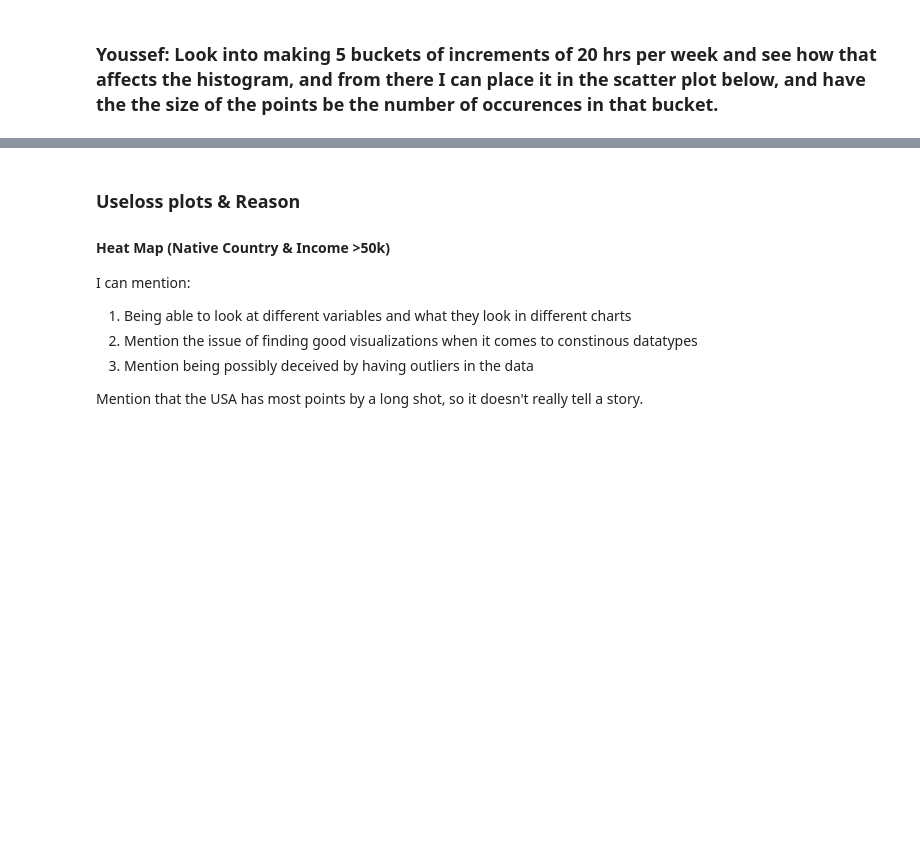
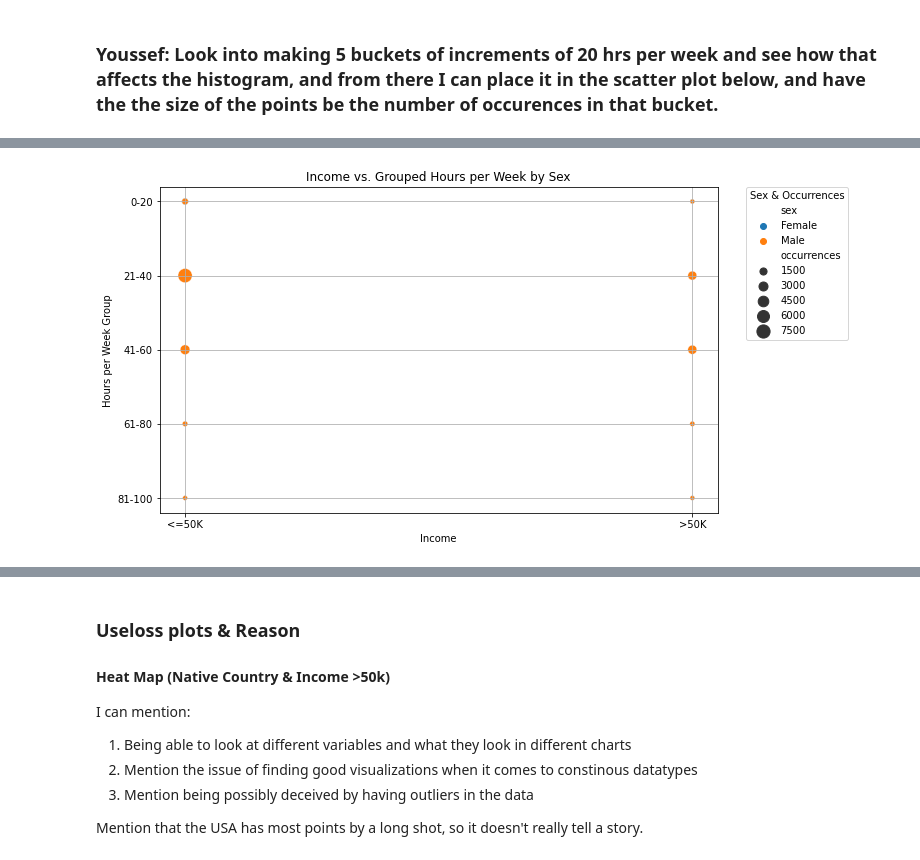
Before and after one commit to Youssef-Serag/CSE-578, a Jupyter notebook: Project/project.ipynb, the cells around one changed output, grey strips where cells are left out. Saved outputs shown, nothing was run; the diff lists cells and outputs as text; code cells hidden in the pictures; blank space fills up the shorter version.

```diff
--- a/Project/project.ipynb
+++ b/Project/project.ipynb
@@ -247,0 +321,42 @@ sns.scatterplot(data=data, x="income", y="hours-per-week", hue="sex")
+# %%
+import pandas as pd
+import matplotlib.pyplot as plt
+import seaborn as sns
+
+# Assuming 'data' is your DataFrame
+
+# Step 1: Group "hours-per-week" into 20-hour increments
+data['hours_group'] = pd.cut(data['hours-per-week'], bins=[0, 20, 40, 60, 80, 100], labels=['0-20', '21-40', '41-60', '61-80', '81-100'])
+
+# Step 2: Calculate the number of occurrences in each group for every income and sex combination
+grouped_data = data.groupby(['income', 'sex', 'hours_group']).size().reset_index(name='occurrences')
+
+# Now, for plotting, you have to specify how you'll map the grouped "hours_per_week" on the y-axis as a categorical variable.
+# You can use the midpoint of each group for representation on the y-axis.
+
+# Mapping labels to a representative value
+group_mapping = {
+    '81-100': 90,  # Midpoint of 81-100
+    '61-80': 70,  # Midpoint of 61-80
+    '41-60': 50,  # Midpoint of 41-60
+    '21-40': 30,  # Midpoint of 21-40
+    '0-20': 10,  # Midpoint of 0-20
+}
+grouped_data['hours_group_midpoint'] = grouped_data['hours_group'].map(group_mapping)
+
+# Step 3: Plot
+plt.figure(figsize=(10, 6))
+scatter = sns.scatterplot(data=grouped_data, x="income", y="hours_group_midpoint", hue="sex", size='occurrences', sizes=(20, 200), legend=True)
+
+# Adjust y-axis to show labels clearly
+plt.yticks([10, 30, 50, 70, 90], ['0-20', '21-40', '41-60', '61-80', '81-100'])
+plt.xlabel('Income')
+plt.ylabel('Hours per Week Group')
+plt.title('Income vs. Grouped Hours per Week by Sex')
+
+# Place legend outside the plot
+plt.legend(title='Sex & Occurrences', bbox_to_anchor=(1.05, 1), loc=2, borderaxespad=0.)
+plt.grid(True)
+plt.show()
+# %% [output]
+[figure, added]
```
Also changed, not shown: parts of 12 cells of this notebook, 3 other files.
